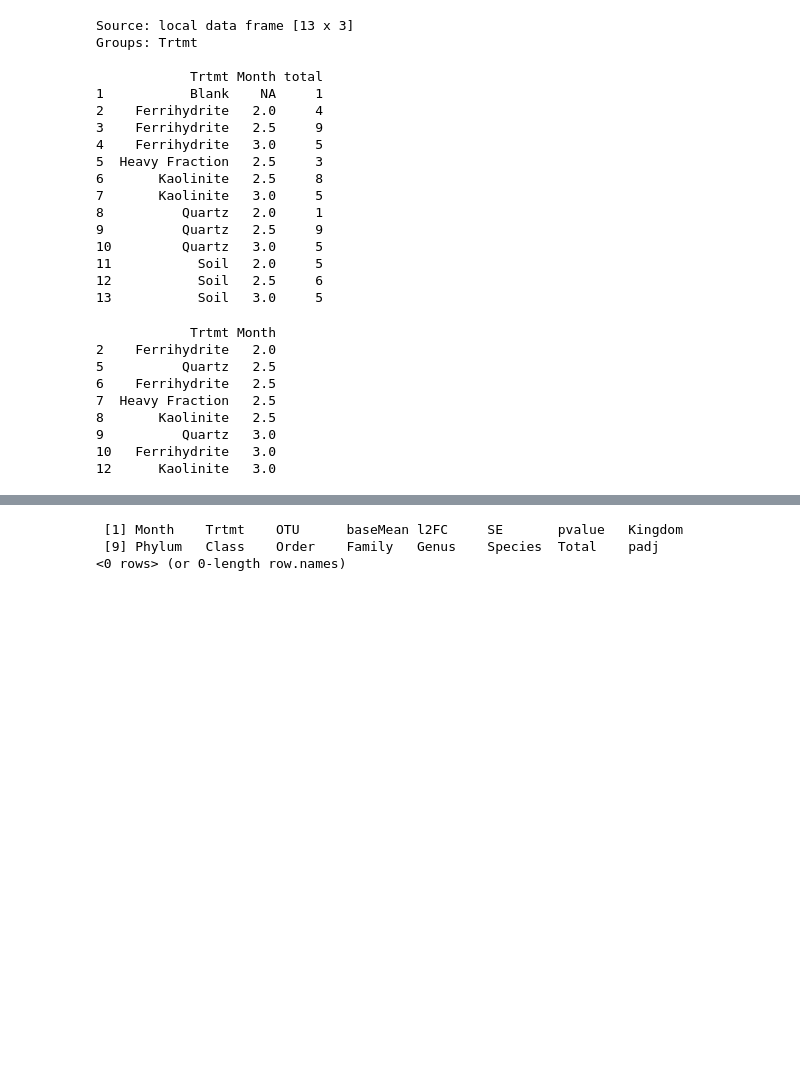
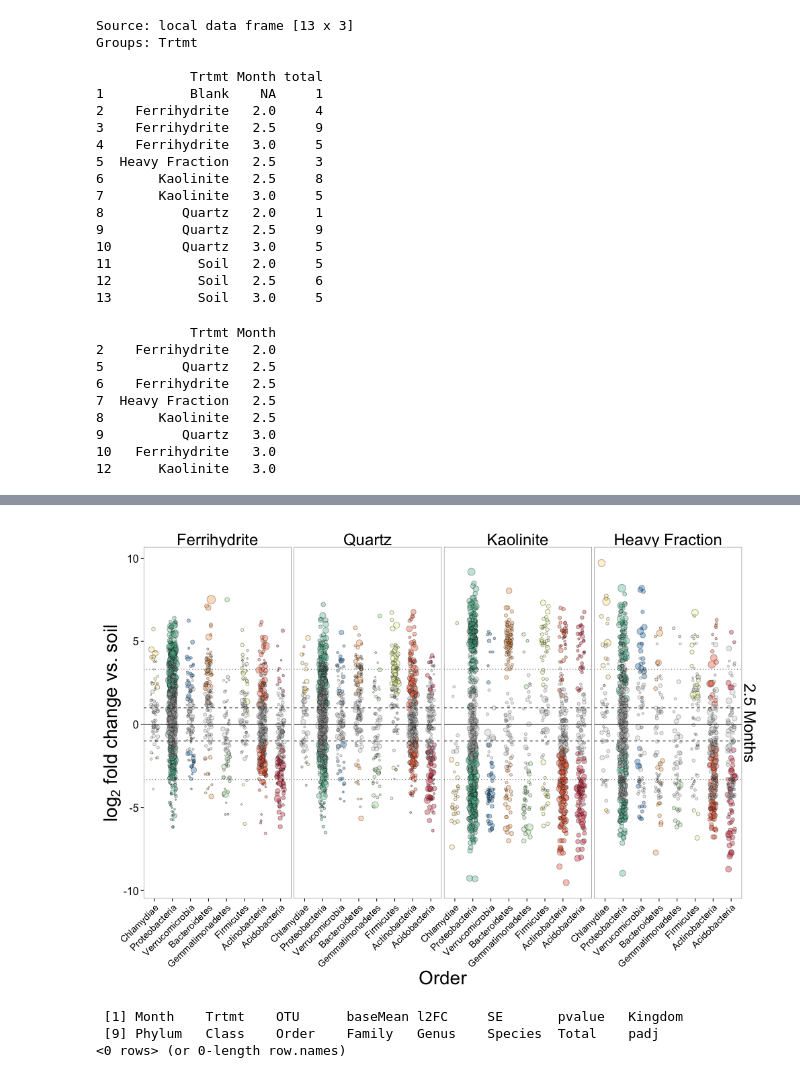
Before and after one commit to TheaWhitman/Mineral16S, a Jupyter notebook: manuscript_figures/Differential_abundance.ipynb, the cells around one changed output, grey strips where cells are left out. Drawn from its saved outputs; the diff is of its cells as text; code cells hidden in the pictures; blank space fills up the shorter version.

```diff
--- a/manuscript_figures/Differential_abundance.ipynb
+++ b/manuscript_figures/Differential_abundance.ipynb
@@ -203,6 +217,11 @@ d$MonthName = ifelse(d$Month==2,"2 Months",(ifelse(d$Month==2.5, "2.5 Months","3
 d$MonthName = paste(d$MonthName)
 # Creates a "strip" column of d with Months
 
+d = d %>%
+    filter(Month==2.5) %>%
+    filter(Phylum=="Chlamydiae"|Phylum=="Proteobacteria"|Phylum=="Verrucomicrobia"|Phylum=="Bacteroidetes"|Phylum=="Gemmatimonadetes"|Phylum=="Firmicutes"|Phylum=="Actinobacteria"|Phylum=="Acidobacteria")
+
+
 max.l2FC = ddply(d, .(Phylum), summarize, M = max(l2FC))
 # makes a dataframe with the maximum value of log2Fold change for each phylum
 d$Phylum = factor(d$Phylum, max.l2FC[order(-max.l2FC$M),]$Phylum)
@@ -222,55 +241,58 @@ d$sig = as.factor(d$sig)
 d.yes = d[d$sig==1,]
 d.no = d[d$sig==0,]
 
+p = p + geom_point(data=d.yes, aes(x = Phylum, y = l2FC, fill = Phylum, size=relabund), shape = 21, alpha=0.4, position = position_jitter(w = 0.20))
 p = p + geom_point(data=d.no, aes(x = Phylum, y = l2FC, fill = sig, size=relabund), shape = 21, alpha=0.3, position = position_jitter(w = 0.20))
-p = p + geom_point(data=d.yes, aes(x = Phylum, y = l2FC, fill = Phylum, size=relabund), shape = 21, alpha=0.4, position = position_jitter(w = 0.20))
 
 
-p = p + geom_point(shape = 21, alpha=0.45, position = position_jitter(w = 0.20), aes(size = relabund))
+#p = p + geom_point(shape = 21, alpha=0.45, position = position_jitter(w = 0.20), aes(size = relabund))
 # sets the points size and shape, and offsets them slightly (jitter) so they're not right on top of each other
 
-p = p + scale_size_continuous("Relative\nAbundance", range = c(2,9))
+p = p + scale_size_continuous("log(Relative\nAbundance)",trans="log",guide="none")
 
 p = p + geom_hline(y = 1, linetype=2)
 p = p + geom_hline(y = -1, linetype=2)
 p = p + geom_hline(y = 3.3219, linetype=3)
 p = p + geom_hline(y = -3.3219, linetype=3)
 p = p + geom_hline(y = 0.0, linetype=1)
 # puts in horizontal lines at reference values
 
 p = p + theme_bw()
 # sets a theme
 
-p = p + theme(strip.text.x = element_text(size = 20),
-              strip.text.y = element_text(size = 20),
-              axis.text.x = element_text(size = 12, angle = 45, hjust = 1, vjust = 1),
-              axis.title.x = element_text(size = 16),
-              axis.text.y = element_text(size=14),
-              axis.title.y = element_text(size = 20),
+p = p + theme(strip.text.x = element_text(size = 24),
+              strip.text.y = element_text(size = 24),
+              axis.text.x = element_text(size = 14, angle = 45, hjust = 1, vjust = 1),
+              axis.title.x = element_text(size = 28),
+              axis.text.y = element_text(size=16),
+              axis.title.y = element_text(size = 28),
               legend.title = element_text(size=20),
               legend.text = element_text(size = 14),
               #legend.position = "none",
               strip.background = element_blank())
 # sets a bunch of visual paramters for the legend (none) and other text
 
 p = p + labs(x = "Order")
 # sets the label for the x axis. I think they didn't get the different colours.
 
-p = p + labs(y = expression(paste("", log[2]," Fold Change in Ferrihydrite vs. Quartz",sep="")))
+p = p + labs(y = expression(paste("", log[2]," fold change vs. soil",sep="")))
 # sets the label for the y axes.
+
+colourCount = 8
+getPalette = colorRampPalette(brewer.pal(8, "Spectral"))
+p = p + scale_fill_manual(guide="none", values=c("grey",paste(getPalette(colourCount))))
 
 
 #p = p + scale_color_continuous(trans="log")
-p = p + scale_fill_discrete(guide="none")
+#p = p + scale_fill_discrete(guide="none")
 
-#colourCount = length(unique(d$Order))
-#getPalette = colorRampPalette(brewer.pal(8, "Dark2"))
-#p = p + scale_colour_manual(values=getPalette(colourCount))
 
 p = p + theme(panel.grid.major = element_blank(), panel.grid.minor = element_blank())
 # Gets rid of the default gridlines
 
 
 # Would be cool to colour this by relative abundance in soil to begin with.. what drives patterns more?
 
 p
+# %% [output]
+[figure, added]
```
Also changed, not shown: parts of 5 cells of this notebook, 8 other files.
